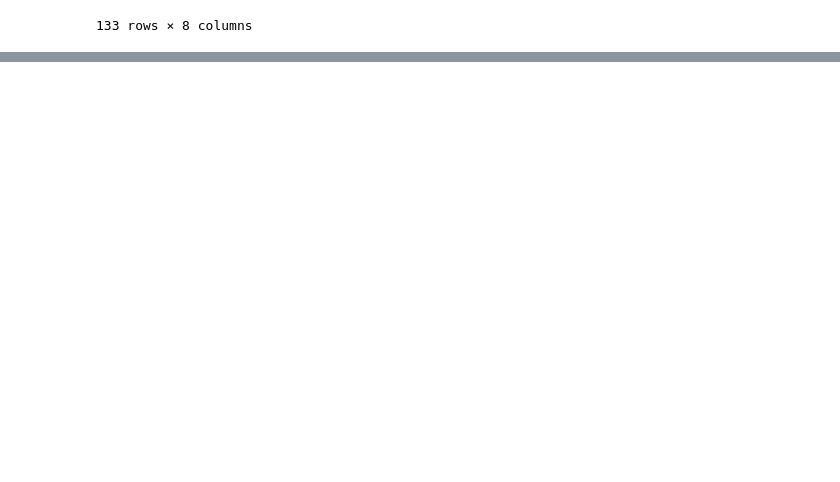
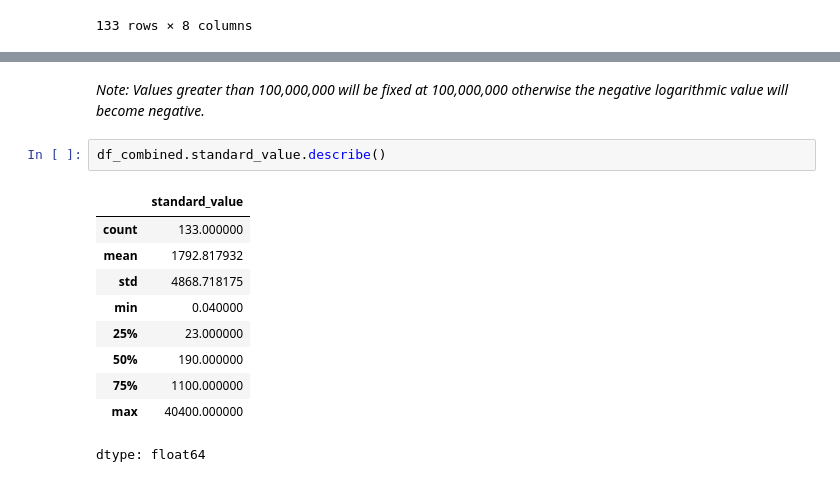
Before and after one commit to samservo09/bioinformatics-bipolar-drug-discovery, a Jupyter notebook: 2-eda.ipynb, the cells around one changed output, grey strips where cells are left out. Saved outputs shown, nothing was run; the diff lists cells and outputs as text; blank space fills up the shorter version.

```diff
--- a/2-eda.ipynb
+++ b/2-eda.ipynb
@@ -158,0 +222,15 @@ df_combined
+# %% [markdown]
+*Note: Values greater than 100,000,000 will be fixed at 100,000,000 otherwise the negative logarithmic value will become negative.*
+# %%
+df_combined.standard_value.describe()
+# %% [output]
+|  | standard_value |
+| count | 133.000000 |
+| mean | 1792.817932 |
+| std | 4868.718175 |
+| min | 0.040000 |
+| 25% | 23.000000 |
+| 50% | 190.000000 |
+| 75% | 1100.000000 |
+| max | 40400.000000 |
+dtype: float64
```
Also changed, not shown: parts of 18 cells of this notebook.
